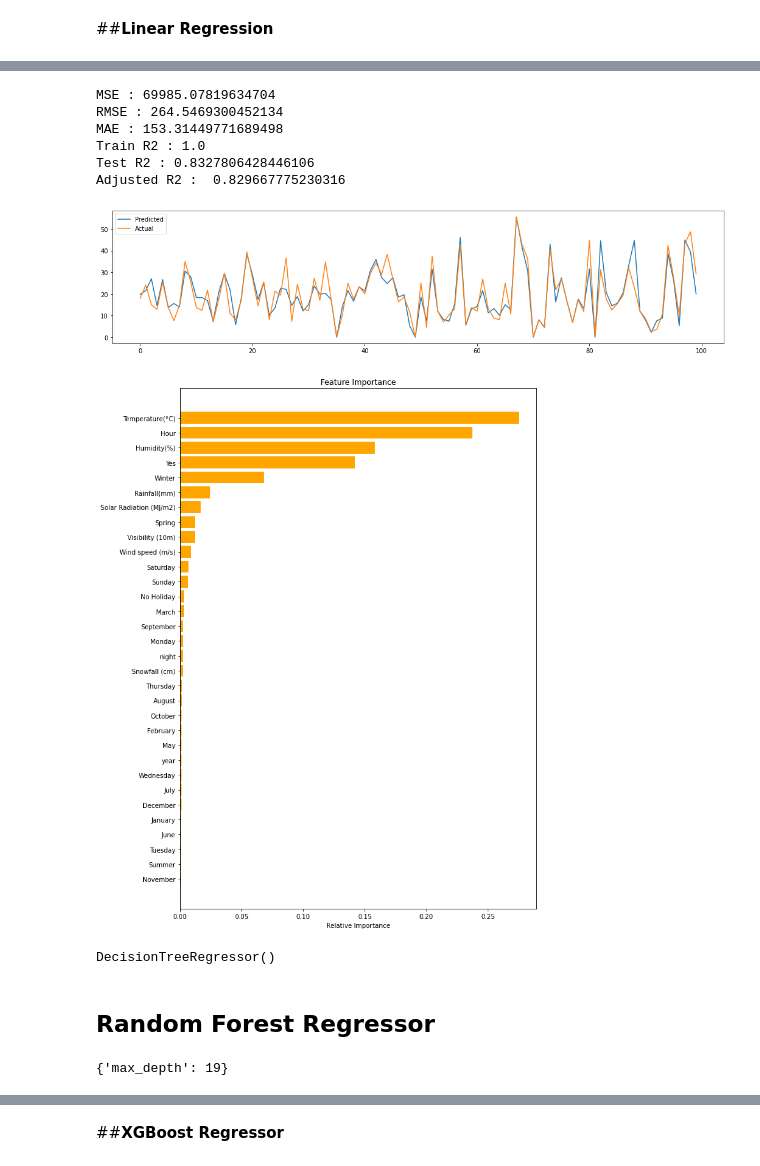
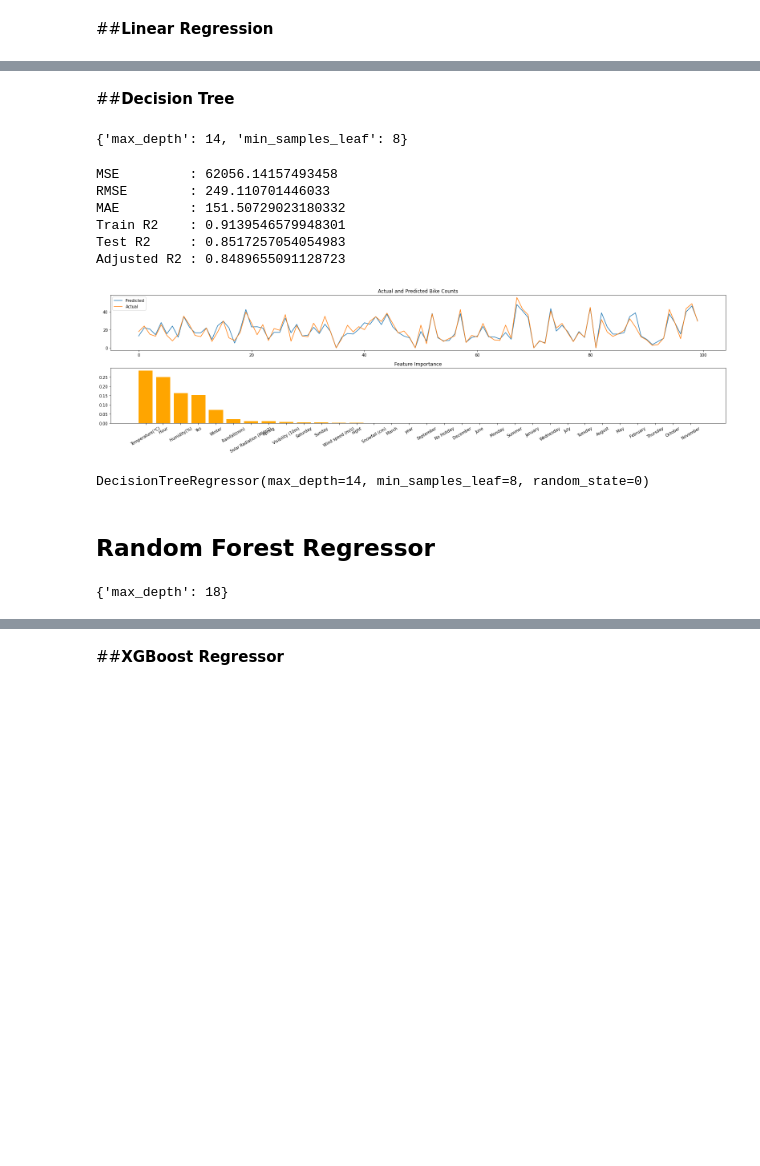
Before and after one commit to dhiru-c/Bike-Sharing-Demand-Prediction---Capstone-Project, a Jupyter notebook: Bike_Sharing_Demand_Prediction_Capstone_Project.ipynb, the cells around one changed output, grey strips where cells are left out. Saved outputs shown, nothing was run; the diff lists cells and outputs as text; code cells hidden in the pictures; blank space fills up the shorter version.

```diff
--- a/Bike_Sharing_Demand_Prediction_Capstone_Project.ipynb
+++ b/Bike_Sharing_Demand_Prediction_Capstone_Project.ipynb
@@ -653,30 +647,38 @@ y= np.sqrt(rf_bike_df[label])
 # %%
 #spliting data into train test
 xtrain,xtest,ytrain,ytest = train_test_split(x,y,test_size =0.2 ,random_state=0)
+# %% [markdown]
+##**Decision Tree**
+# %%
+# Decision Forest Regressor GridSearch
+parameter = {'max_depth':np.arange(8,20,3), 'min_samples_leaf':np.arange(5,15,3)}
+dt_regressor = GridSearchCV(DecisionTreeRegressor(), param_grid = parameter , scoring = 'neg_mean_squared_error', cv=5)
+dt_regressor.fit(xtrain, ytrain).best_params_
+# %% [output]
+{'max_depth': 14, 'min_samples_leaf': 8}
 # %%
 #appling Decision Tree algorithm
-dt_regressor = DecisionTreeRegressor()
+dt_regressor = DecisionTreeRegressor(max_depth = 14, min_samples_leaf = 8,random_state = 0)
 analyse_model(dt_regressor, X_train=xtrain, X_test=xtest, y_train=ytrain, y_test=ytest)
 # %% [output]
-MSE : 69985.07819634704
-RMSE : 264.5469300452134
-MAE : 153.31449771689498
-Train R2 : 1.0
-Test R2 : 0.8327806428446106
-Adjusted R2 :  0.829667775230316
+MSE         : 62056.14157493458
+RMSE        : 249.110701446033
+MAE         : 151.50729023180332
+Train R2    : 0.9139546579948301
+Test R2     : 0.8517257054054983
+Adjusted R2 : 0.8489655091128723
-[figure, old version]
+[figure, new version]
-[figure, removed]
-DecisionTreeRegressor()
+DecisionTreeRegressor(max_depth=14, min_samples_leaf=8, random_state=0)
 # %% [markdown]
 ## **Random Forest Regressor**
 # %%
 # Cross validation to get best parameters
-Reg          = RandomForestRegressor(n_estimators=100)
+Reg          = RandomForestRegressor(n_estimators=100,random_state = 0)
 parameters   = {'max_depth': [i for i in range(20)]}
 rf_regressor = GridSearchCV(Reg, parameters, scoring='neg_mean_squared_error', cv=5)
 rf_regressor .fit(xtrain, ytrain).best_params_
 # %% [output]
-{'max_depth': 19}
+{'max_depth': 18}
 # %%
 #appling Random Forest algorithm using best parameters
 rf_regressor = RandomForestRegressor(n_estimators=100,max_depth=19)
```
Also changed, not shown: parts of 20 cells of this notebook.
